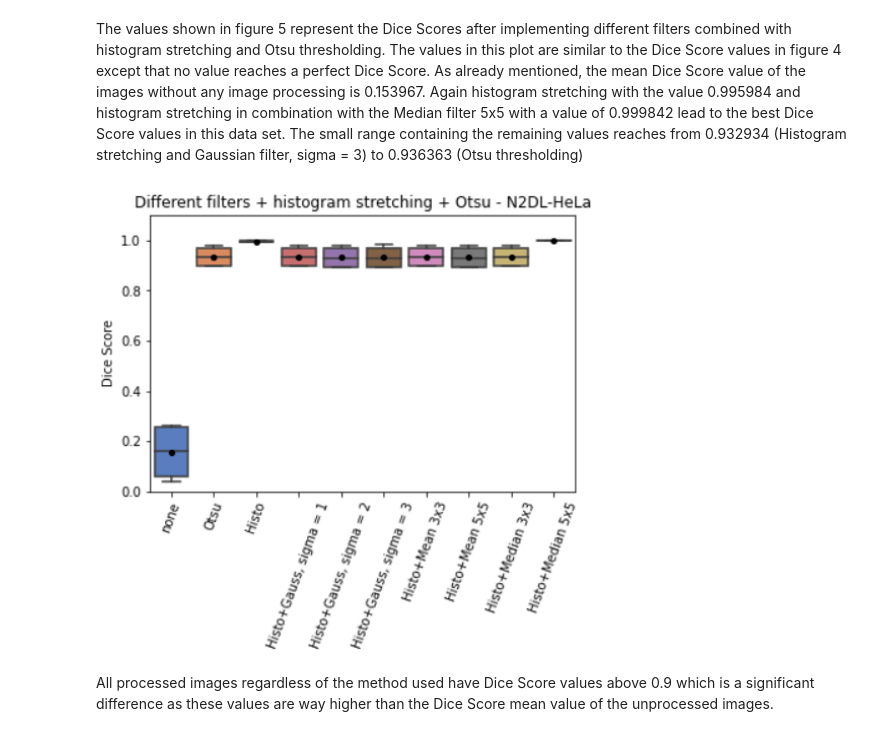
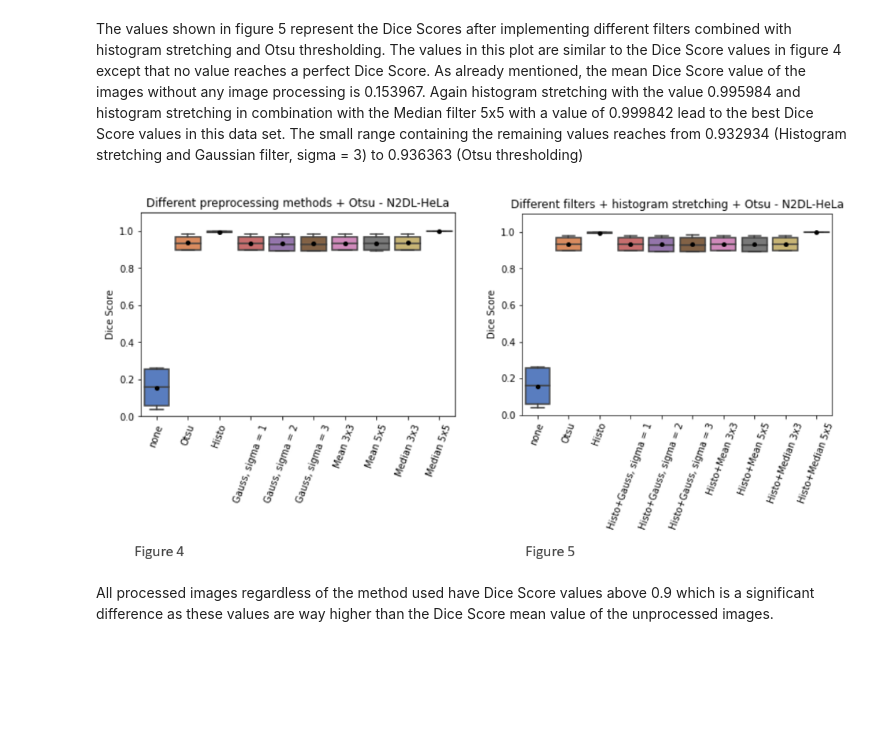
Before and after one commit to datascience-mobi-2023/topic01_team03, a Jupyter notebook: Report/AnfangReport.ipynb, the cells around one changed output. Drawn from its saved outputs; the diff is of its cells as text; code cells hidden in the pictures; blank space fills up the shorter version.

```diff
--- a/Report/AnfangReport.ipynb
+++ b/Report/AnfangReport.ipynb
@@ -150,11 +138,11 @@ Image('../Plots/BilderPlots/N2DL-HeLa/plot_N2DL-HeLa_preprocessing_otsu.png',  w
 # %% [markdown]
 The values shown in figure 5 represent the Dice Scores after implementing different filters combined with histogram stretching and Otsu thresholding. The values in this plot are similar to the Dice Score values in figure 4 except that no value reaches a perfect Dice Score. As already mentioned, the mean Dice Score value of the images without any image processing is 0.153967. Again histogram stretching with the value 0.995984 and histogram stretching in combination with the Median filter 5x5 with a value of 0.999842 lead to the best Dice Score values in this data set. The small range containing the remaining values reaches from 0.932934 (Histogram stretching and Gaussian filter, sigma = 3) to 0.936363 (Otsu thresholding)
 # %%
-# Figure 5: VVisualisation of the dice score values achieved via the combination of different filters with histogram stratching and Otsu thresholding applied to N2DL-HeLa
+# Figure 4+5: Visualisation of the dice score values of different preprocessing methods together with Otsu thresholding applied to N2DL-HeLa
 from IPython.display import Image
-Image('C:/Users/selig/topic01_team03/Plots/BilderPlots/N2DL-HeLa/plot_N2DL-HeLa_filter_histogram_otsu.png',  width=500, height=300)
+Image('C:/Users/selig/topic01_team03/Plots/BilderPlots/N2DL-HeLa/plots_N2DL-HeLa.png',  width=900, height=300)
 # %% [output]
-[figure, old version]
+[figure, new version]
 # %% [markdown]
 All processed images regardless of the method used have Dice Score values above 0.9 which is a significant difference as these values are way higher than the Dice Score mean value of the unprocessed images.
 # %% [markdown]
```
Also changed, not shown: parts of 9 cells of this notebook, 3 other files.
